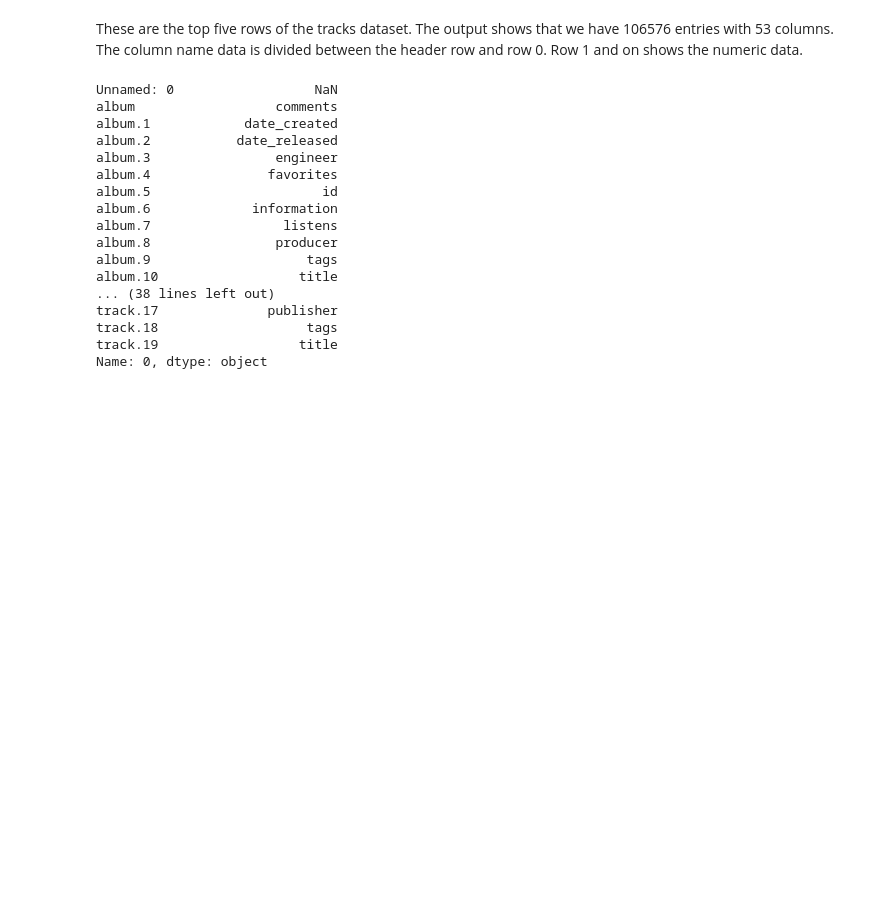
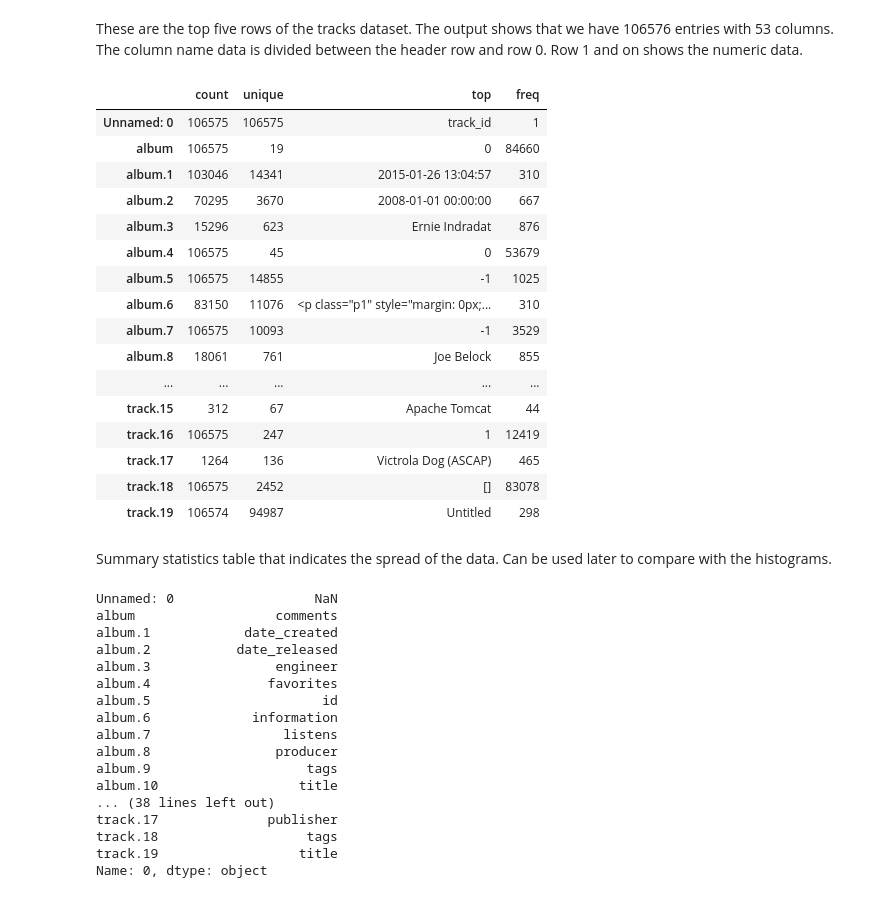
Before and after one commit to Rock-it-science/project-group17-project, a Jupyter notebook: notebooks/analysis3.ipynb, the cells around one changed output. Cells and saved outputs as stored; diff of their text form; code cells hidden in the pictures; blank space fills up the shorter version.

```diff
--- a/notebooks/analysis3.ipynb
+++ b/notebooks/analysis3.ipynb
@@ -51,5 +53,27 @@ memory usage: 43.1+ MB
 # %% [markdown]
 These are the top five rows of the tracks dataset. The output shows that we have 106576 entries with 53 columns. The column name data is divided between the header row and row 0. Row 1 and on shows the numeric data.
+# %%
+tracks.describe().T
+# %% [output]
+|  | count | unique | top | freq |
+| Unnamed: 0 | 106575 | 106575 | track_id | 1 |
+| album | 106575 | 19 | 0 | 84660 |
+| album.1 | 103046 | 14341 | 2015-01-26 13:04:57 | 310 |
+| album.2 | 70295 | 3670 | 2008-01-01 00:00:00 | 667 |
+| album.3 | 15296 | 623 | Ernie Indradat | 876 |
+| album.4 | 106575 | 45 | 0 | 53679 |
+| album.5 | 106575 | 14855 | -1 | 1025 |
+| album.6 | 83150 | 11076 | <p class="p1" style="margin: 0px;... | 310 |
+| album.7 | 106575 | 10093 | -1 | 3529 |
+| album.8 | 18061 | 761 | Joe Belock | 855 |
+| ... | ... | ... | ... | ... |
+| track.15 | 312 | 67 | Apache Tomcat | 44 |
+| track.16 | 106575 | 247 | 1 | 12419 |
+| track.17 | 1264 | 136 | Victrola Dog (ASCAP) | 465 |
+| track.18 | 106575 | 2452 | [] | 83078 |
+| track.19 | 106574 | 94987 | Untitled | 298 |
+# %% [markdown]
+Summary statistics table that indicates the spread of the data. Can be used later to compare with the histograms.
 # %%
 # This command prints each column's header row and sub-categories at row 0.
 tracks.iloc[0]
```
Also changed, not shown: parts of 14 cells of this notebook, 1 other file.
